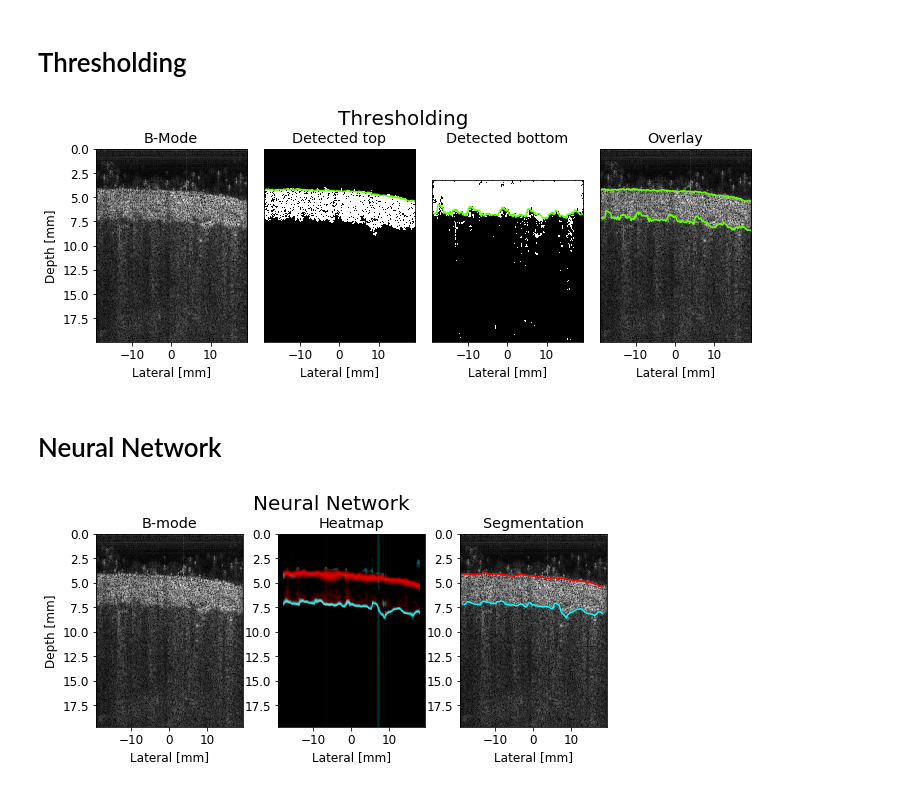
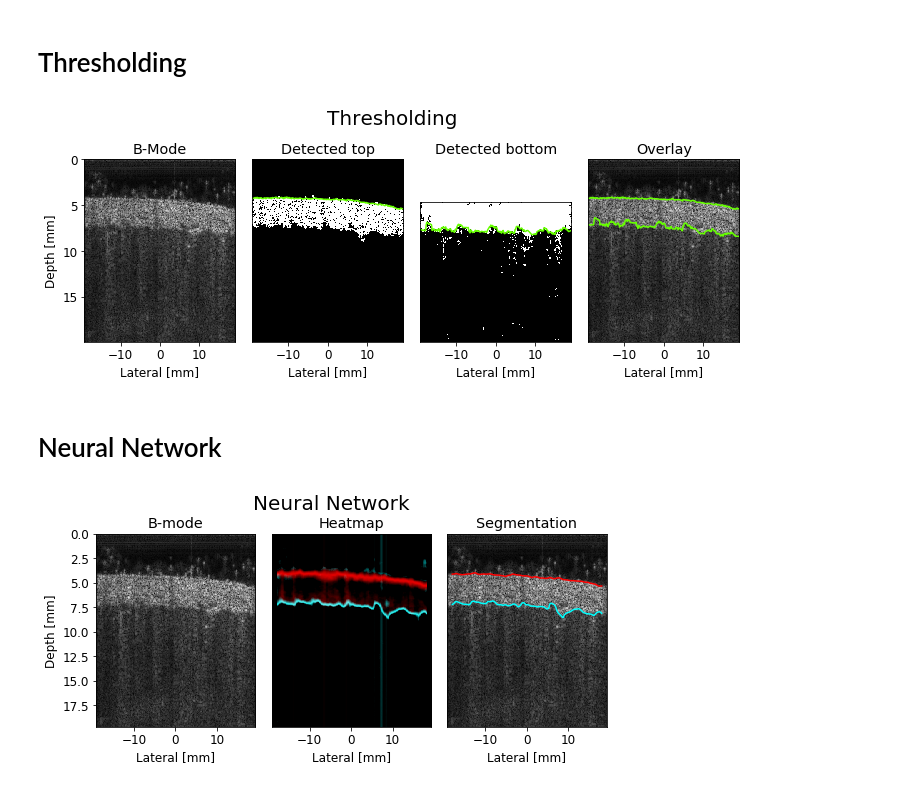
Before and after one commit to fqjin/skin-segmentation, a Jupyter notebook: Example.ipynb, the cells around one changed output. Drawn from its saved outputs; the diff is of its cells as text; code cells hidden in the pictures.

Commit message:
Fix image scaling in Example.ipynb

```diff
--- a/Example.ipynb
+++ b/Example.ipynb
@@ -54,7 +59,7 @@ trunc_extent = extent.copy()
 trunc_extent[3] = (1 - trunc_h/h) * extent[2]
 # %%
 fig = plt.figure(figsize=(10, 4))
-gs = fig.add_gridspec(8, 4)
+gs = fig.add_gridspec(6, 4)
 
 ax0 = fig.add_subplot(gs[1:, 0])
 ax0.imshow(img, extent=extent)
@@ -64,34 +69,34 @@ ax0.set_title('B-Mode')
 
 ax1 = fig.add_subplot(gs[1:, 1])
 ax1.imshow(otsu, extent=extent)
 ax1.plot(x, p, linewidth=1.5, color='#66FF00')
 ax1.set_title("Detected top")
 ax1.set_xlabel('Lateral [mm]')
 ax1.get_yaxis().set_visible(False)
 
 axtmp = fig.add_subplot(gs[1, 2])
 axtmp.set_title("Detected bottom")
 axtmp.axis('off')
 ax2 = fig.add_subplot(gs[2:, 2])
 ax2.imshow(trunc_otsu, extent=trunc_extent)
 ax2.plot(x, (q - p) + trunc_extent[3], linewidth=1.5, color='#66FF00')
 ax2.set_xlabel('Lateral [mm]')
 ax2.get_yaxis().set_visible(False)
 
 ax3 = fig.add_subplot(gs[1:, 3])
 ax3.imshow(img, extent=extent)
 ax3.plot(x, p, linewidth=1.5, color='#66FF00')
 ax3.plot(x, q, linewidth=1.5, color='#66FF00')
 ax3.set_xlabel('Lateral [mm]')
 ax3.set_title("Overlay")
 ax3.get_yaxis().set_visible(False)
 
 fig.tight_layout()
 plt.suptitle('Thresholding', fontsize=20)
 plt.savefig('imgs/threshold.png', dpi=200)
 plt.show()
 # %% [output]
-[figure, old version]
+[figure, new version]
 # %% [markdown]
 # Neural Network
 # %%
@@ -132,6 +136,7 @@ ax1 = fig.add_subplot(gs[1:, 1])
 ax1.imshow(heatmap, extent=extent)
 ax1.set_xlabel('Lateral [mm]')
 ax1.set_title('Heatmap')
+ax1.get_yaxis().set_visible(False)
 
 ax2 = fig.add_subplot(gs[1:, 2])
 ax2.imshow(img, extent=extent)
@@ -139,10 +144,11 @@ ax2.plot(x[8:-8], c[0, 8:-8]*h*z_spacing, linewidth=1.5, color='r')
 ax2.plot(x[8:-8], c[1, 8:-8]*h*z_spacing, linewidth=1.5, color='cyan')
 ax2.set_title('Segmentation')
 ax2.set_xlabel('Lateral [mm]')
+ax2.get_yaxis().set_visible(False)
 
 plt.tight_layout()
 plt.suptitle('Neural Network', fontsize=20)
 plt.savefig('imgs/network.png', dpi=200)
 plt.show()
 # %% [output]
-[figure, old version]
+[figure, new version]
```
Also changed, not shown: parts of 2 cells of this notebook, 3 other files.
